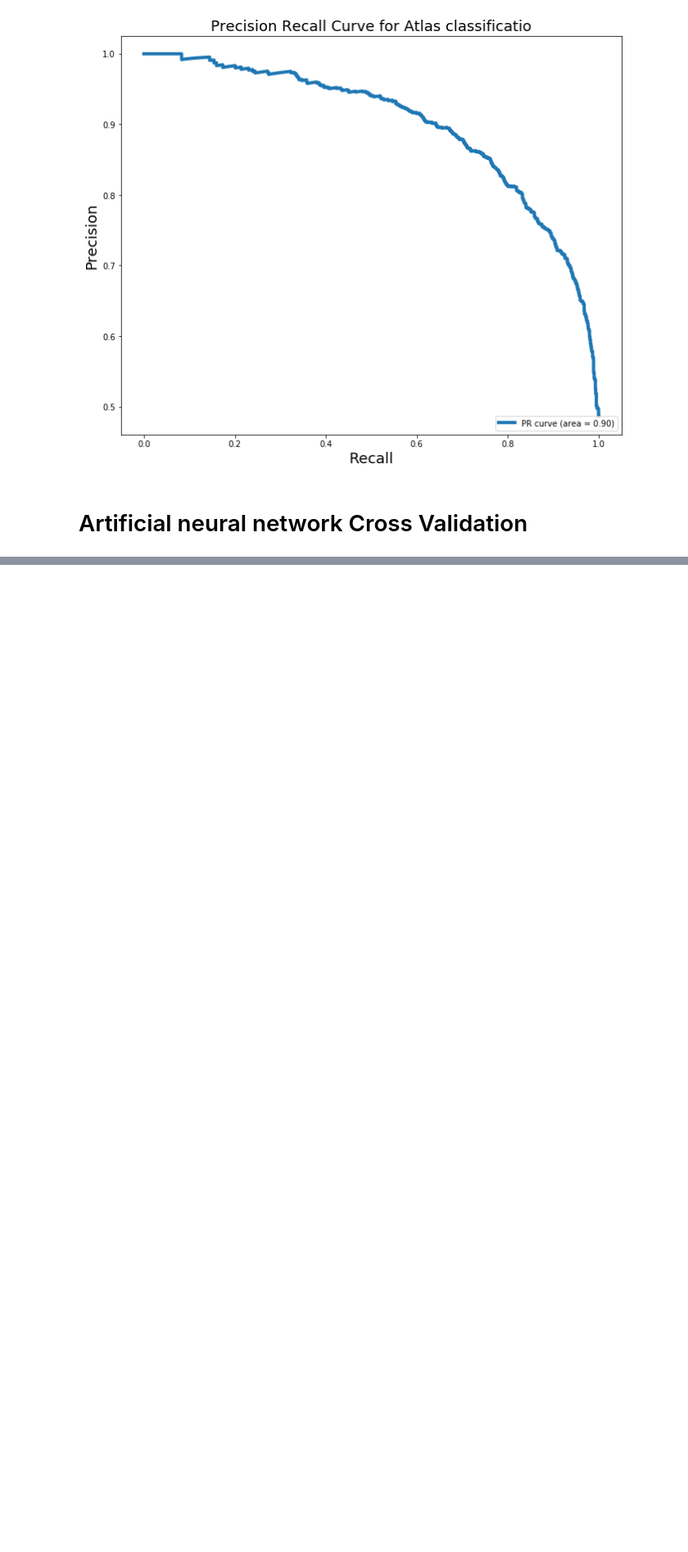
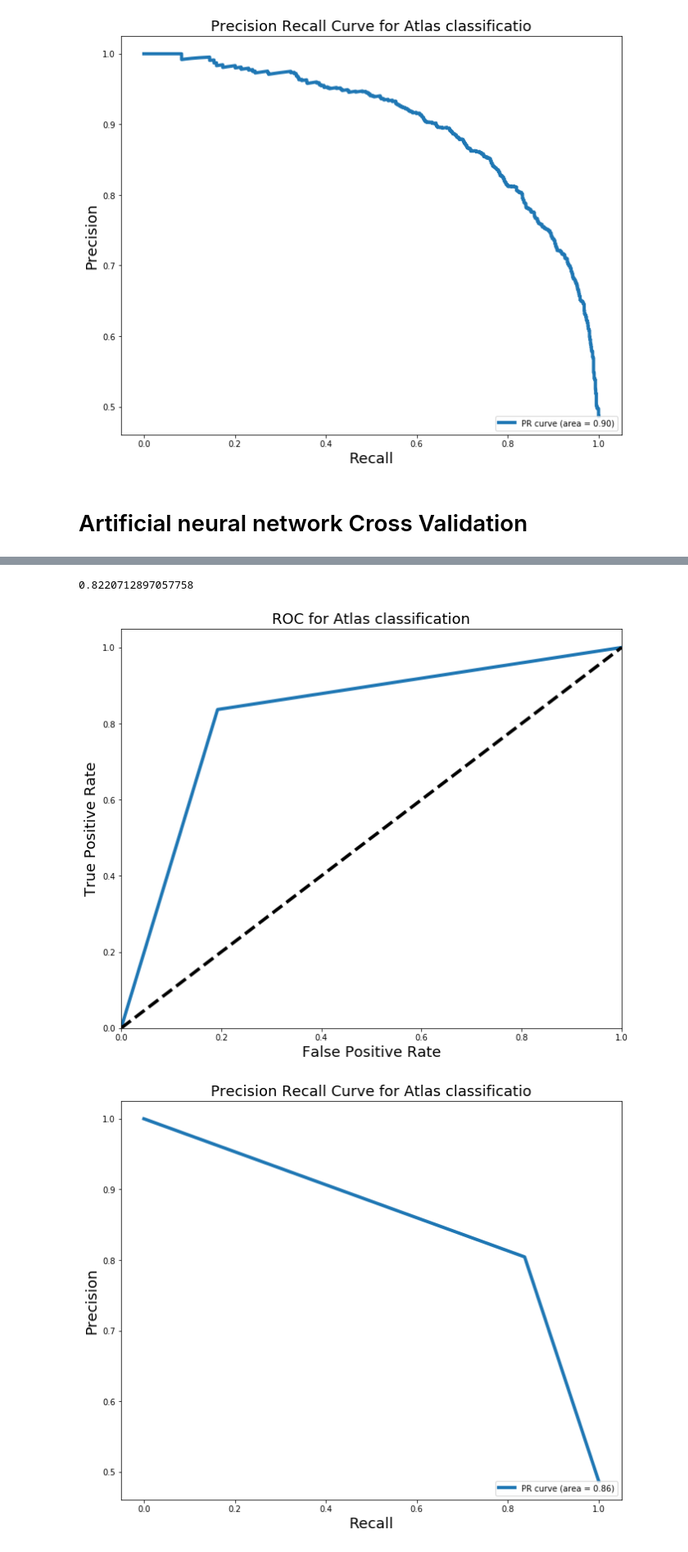
Before and after one commit to stuckswimmer/LHC-collider-models, a Jupyter notebook: Artificial neural Network machine learning.ipynb, the cells around one changed output, grey strips where cells are left out. Shown at 82% size. Cells and saved outputs as stored; diff of their text form; code cells hidden in the pictures; blank space fills up the shorter version.

```diff
--- a/Artificial neural Network machine learning.ipynb
+++ b/Artificial neural Network machine learning.ipynb
@@ -435,0 +519,13 @@ Epoch 30/30
+# %%
+n_members = 5
+members = load_all_models(n_members)
+print('Loaded %d models' % len(members))
+# define ensemble model
+stacked_model = define_stacked_model(members)
+# fit stacked model on test dataset
+fit_stacked_model(stacked_model, X_val, y_val)
+# make predictions and evaluate
+ypred = predict_stacked_model(stacked_model, X_test)
+ypred = argmax(ypred, axis=1)
+acc = accuracy_score(y_test, ypred)
+print('Stacked Test Accuracy: %.3f' % acc)
@@ -435,0 +564,29 @@ Epoch 30/30
+# %%
+FPR, TPR, _ = roc_curve(y_test, ypred)
+ROC_AUC = auc(FPR, TPR)
+print (ROC_AUC)
+
+plt.figure(figsize =[11,9])
+plt.plot(FPR, TPR, label= 'ROC curve(area = %0.2f)'%ROC_AUC, linewidth= 4)
+plt.plot([0,1],[0,1], 'k--', linewidth = 4)
+plt.xlim([0.0,1.0])
+plt.ylim([0.0,1.05])
+plt.xlabel('False Positive Rate', fontsize = 18)
+plt.ylabel('True Positive Rate', fontsize = 18)
+plt.title('ROC for Atlas classification', fontsize= 18)
+plt.show()
+#Precision recall curve
+precision, recall, _ = precision_recall_curve(y_test, ypred)
+PR_AUC = auc(recall, precision)
+
+plt.figure(figsize=[11,9])
+plt.plot(recall, precision, label='PR curve (area = %0.2f)' % PR_AUC, linewidth=4)
+plt.xlabel('Recall', fontsize=18)
+plt.ylabel('Precision', fontsize=18)
+plt.title('Precision Recall Curve for Atlas classification', fontsize=18)
+plt.legend(loc="lower right")
+plt.show()
+# %% [output]
+0.8220712897057758
+[figure, added]
+[figure, added]
```
Also changed, not shown: parts of 17 cells of this notebook, 1 other file.
